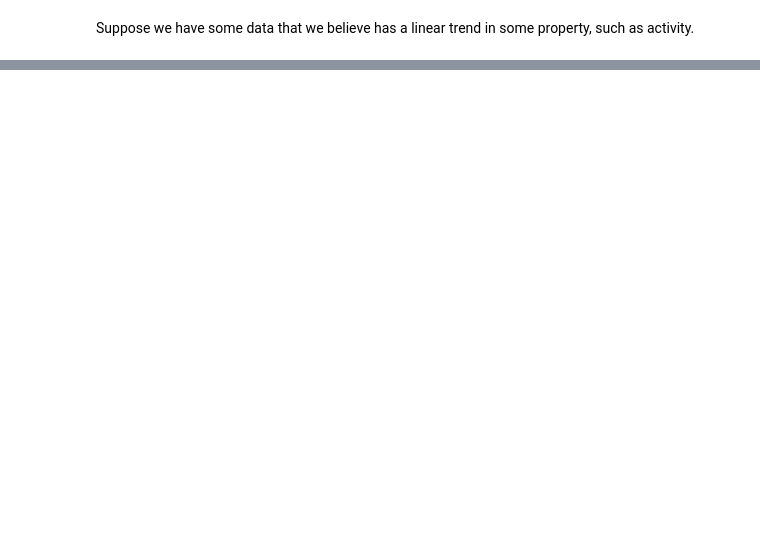
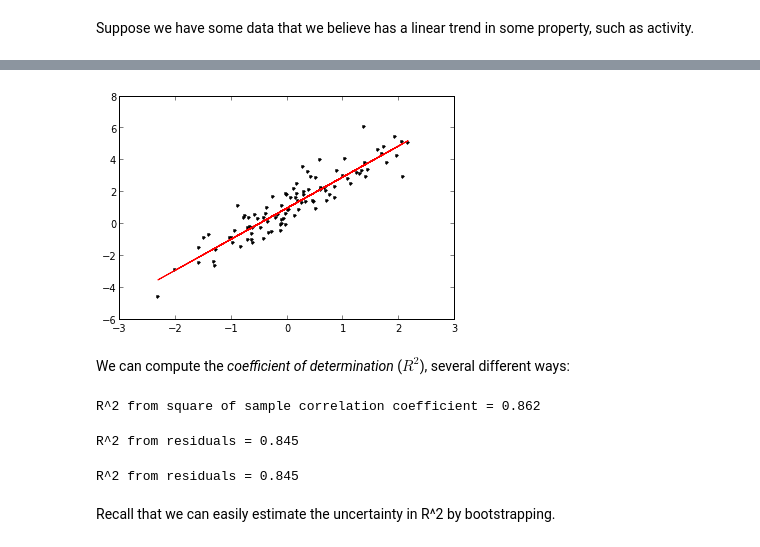
Before and after one commit to choderalab/cadd-grc-2013, a Jupyter notebook: notebooks/Regression.ipynb, the cells around one changed output, grey strips where cells are left out. Saved outputs shown, nothing was run; the diff lists cells and outputs as text; code cells hidden in the pictures; blank space fills up the shorter version.

```diff
--- a/notebooks/Regression.ipynb
+++ b/notebooks/Regression.ipynb
@@ -25,0 +23,35 @@ Finding the best linear model to describe
+# %%
+# regress using y' = alpha + beta * x
+from numpy import mean, var, cov
+beta = cov(x,y)[0,1] / var(x)
+alpha = mean(y) - beta * mean(x)
+yprime = alpha + beta * x
+# %%
+plot(x, y, 'k.', x, yprime, 'r-');
+# %% [output]
+[figure, added]
+# %% [markdown]
+We can compute the *coefficient of determination* ($R^2$), several different ways:
+# %%
+# Compute R^2 from square of sample correlation coefficient
+from numpy import std
+r_xy = beta / (std(y) / std(x)) # sample correlation coefficient
+R2 = r_xy**2
+print "R^2 from square of sample correlation coefficient = %.3f" % R2
+# %% [output]
+R^2 from square of sample correlation coefficient = 0.862
+# %%
+# Compute R^2 from squared sum of residuals
+from numpy import sum, mean
+R2 = 1 - sum((yprime-y)**2) / sum((y-mean(y))**2)
+print "R^2 from residuals = %.3f" % R2
+# %% [output]
+R^2 from residuals = 0.845
+# %%
+# Squared sum of residuals is also proportional to the sample variance.
+R2 = 1 - (yprime-y).var() / (y-mean(y)).var()
+print "R^2 from residuals = %.3f" % R2
+# %% [output]
+R^2 from residuals = 0.845
+# %% [markdown]
+Recall that we can easily estimate the uncertainty in R^2 by bootstrapping.
```
Also changed, not shown: parts of 5 cells of this notebook, 4 other files.
